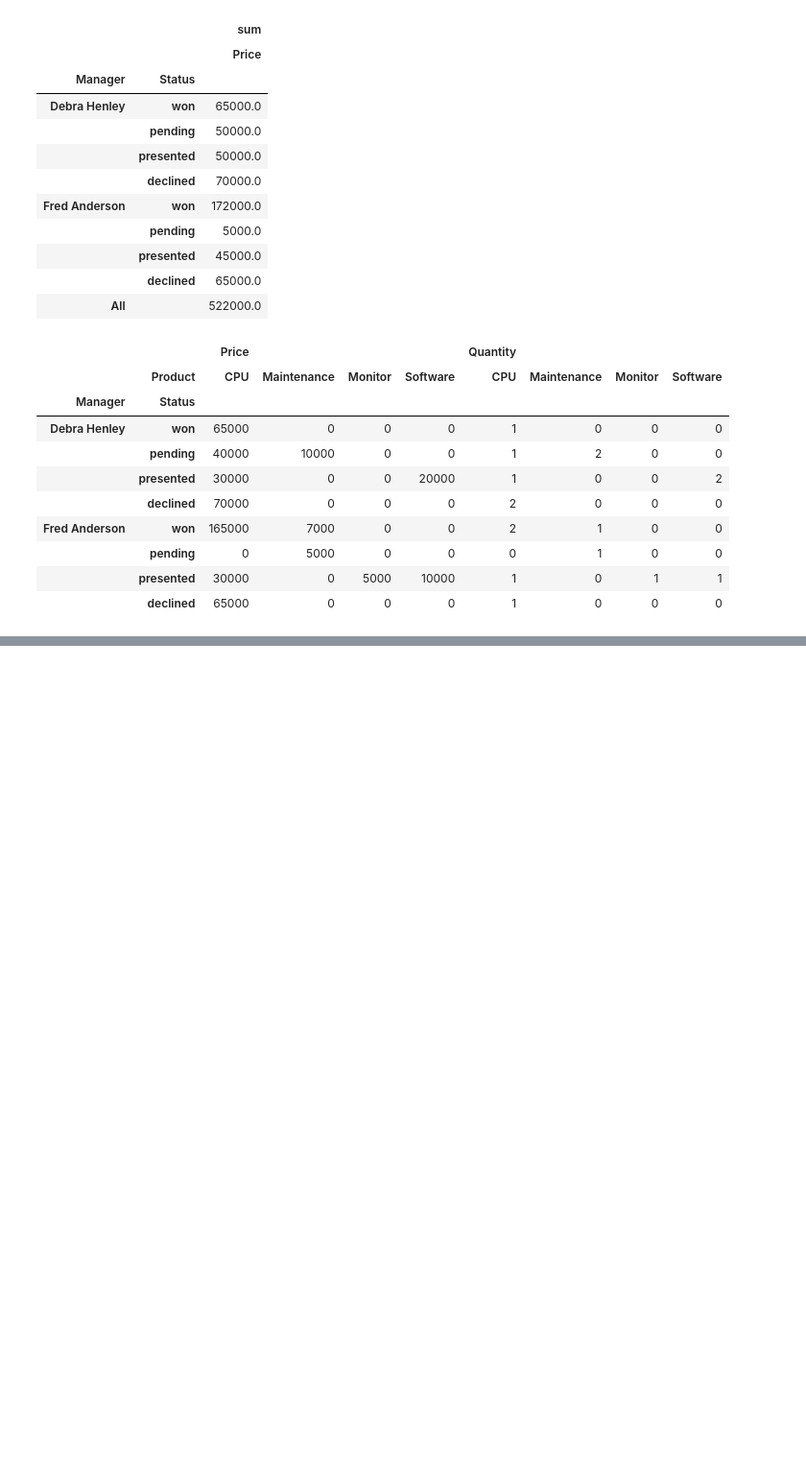
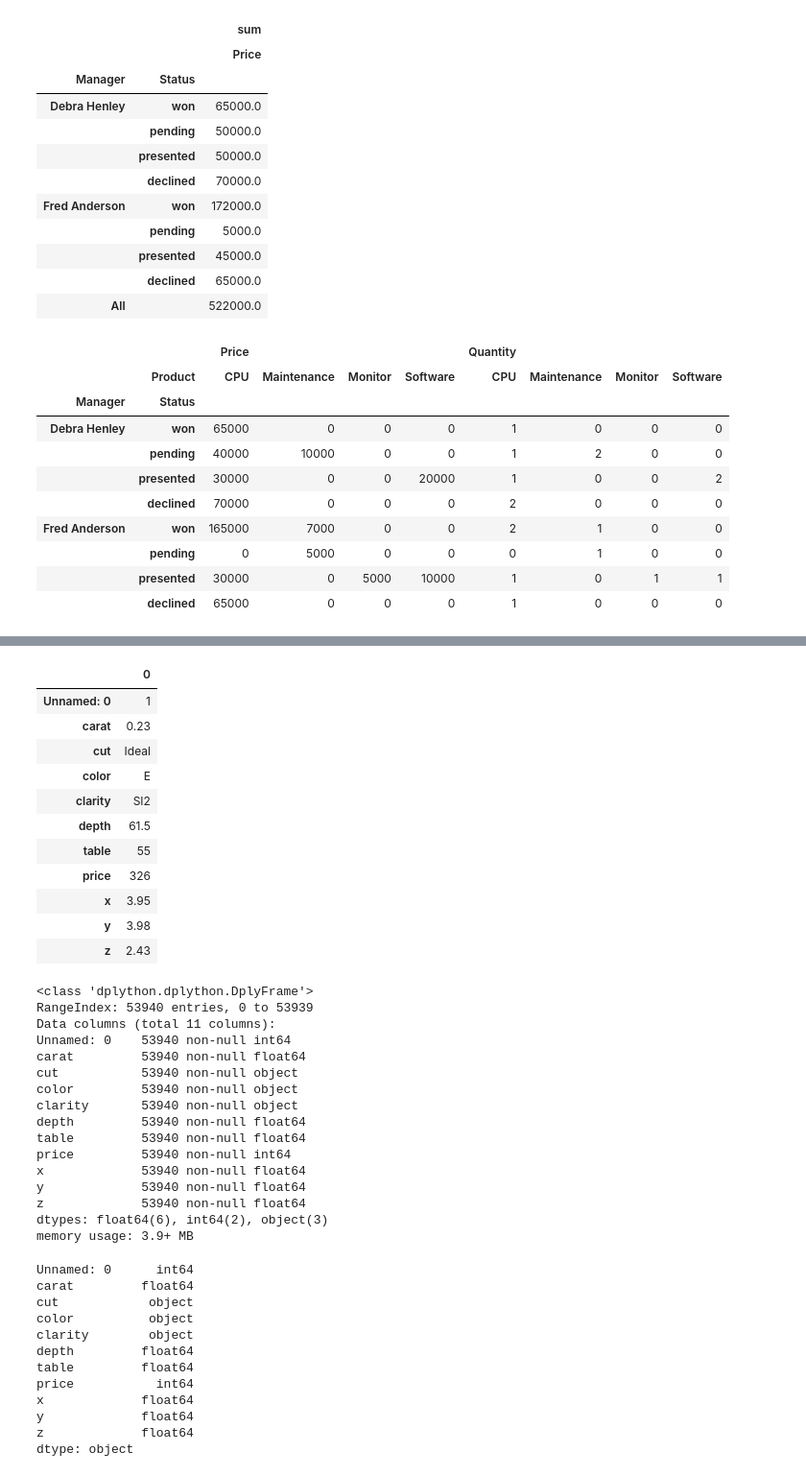
Before and after one commit to bhajar/Python_Learning_code, a Jupyter notebook: Packages/Pandas Cheatsheet.ipynb, the cells around one changed output, grey strips where cells are left out. Shown: that part at 96% size. Drawn from its saved outputs; the diff is of its cells as text; code cells hidden in the pictures; blank space fills up the shorter version.

```diff
--- a/Packages/Pandas Cheatsheet.ipynb
+++ b/Packages/Pandas Cheatsheet.ipynb
@@ -861,0 +887,46 @@ diamonds.head()
+# %%
+# Transpose a data frame
+diamonds.head(1).transpose()
+# to just see column names, we can also just use info or dtypes
+diamonds.info(); diamonds.dtypes
+# %% [output]
+|  | 0 |
+| Unnamed: 0 | 1 |
+| carat | 0.23 |
+| cut | Ideal |
+| color | E |
+| clarity | SI2 |
+| depth | 61.5 |
+| table | 55 |
+| price | 326 |
+| x | 3.95 |
+| y | 3.98 |
+| z | 2.43 |
+<class 'dplython.dplython.DplyFrame'>
+RangeIndex: 53940 entries, 0 to 53939
+Data columns (total 11 columns):
+Unnamed: 0    53940 non-null int64
+carat         53940 non-null float64
+cut           53940 non-null object
+color         53940 non-null object
+clarity       53940 non-null object
+depth         53940 non-null float64
+table         53940 non-null float64
+price         53940 non-null int64
+x             53940 non-null float64
+y             53940 non-null float64
+z             53940 non-null float64
+dtypes: float64(6), int64(2), object(3)
+memory usage: 3.9+ MB
+Unnamed: 0      int64
+carat         float64
+cut            object
+color          object
+clarity        object
+depth         float64
+table         float64
+price           int64
+x             float64
+y             float64
+z             float64
+dtype: object
```
Also changed, not shown: parts of 7 cells of this notebook.
